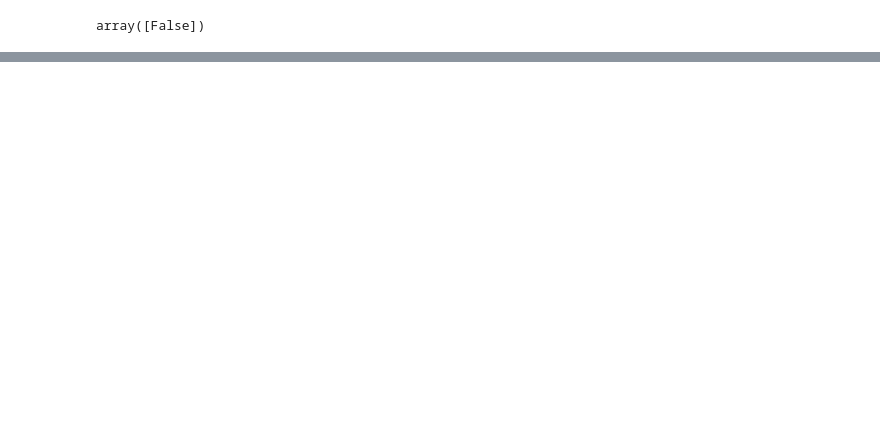
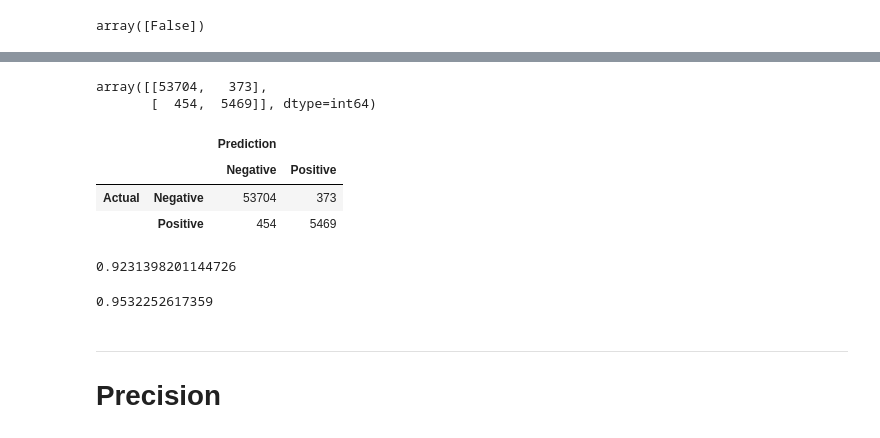
Before and after one commit to ivanher97/Machine_Learning, a Jupyter notebook: S4_02_MNIST.ipynb, the cells around one changed output, grey strips where cells are left out. Cells and saved outputs as stored; diff of their text form; code cells hidden in the pictures; blank space fills up the shorter version.

```diff
--- a/S4_02_MNIST.ipynb
+++ b/S4_02_MNIST.ipynb
@@ -295,0 +297,4 @@ array([False])
+# %%
+from sklearn.model_selection import StratifiedKFold
+from sklearn.base import clone
+clf = SGDClassifier(random_state = 0)
@@ -295,0 +366,32 @@ array([False])
+# %%
+from sklearn.model_selection import cross_val_predict
+from sklearn.metrics import confusion_matrix
+np.random.seed(0)
+y_train_pred = cross_val_predict(clf, X_train, y_train_0, cv=3)
+confusion_matrix(y_train_0, y_train_pred)
+# %% [output]
+array([[53704,   373],
+       [  454,  5469]], dtype=int64)
+# %%
+import pandas as pd
+pd.DataFrame(confusion_matrix(y_train_0, y_train_pred))
+pd.DataFrame(confusion_matrix(y_train_0, y_train_pred),
+             columns=pd.MultiIndex.from_product([['Prediction'], ["Negative", "Positive"]]),
+             index=pd.MultiIndex.from_product([["Actual"], ["Negative", "Positive"]]))
+# %% [output]
+|  |  | Prediction |  |
+|  |  | Negative | Positive |
+| Actual | Negative | 53704 | 373 |
+|  | Positive | 454 | 5469 |
+# %%
+
+5645 / (469 + 5646) # Precision (Classifier)
+# %% [output]
+0.9231398201144726
+# %%
+5645 / (276 + 5646) # Recall (Actual)
+# %% [output]
+0.9532252617359
+# %% [markdown]
+---
+# Precision
```
Also changed, not shown: parts of 55 cells of this notebook, 1 other file.
